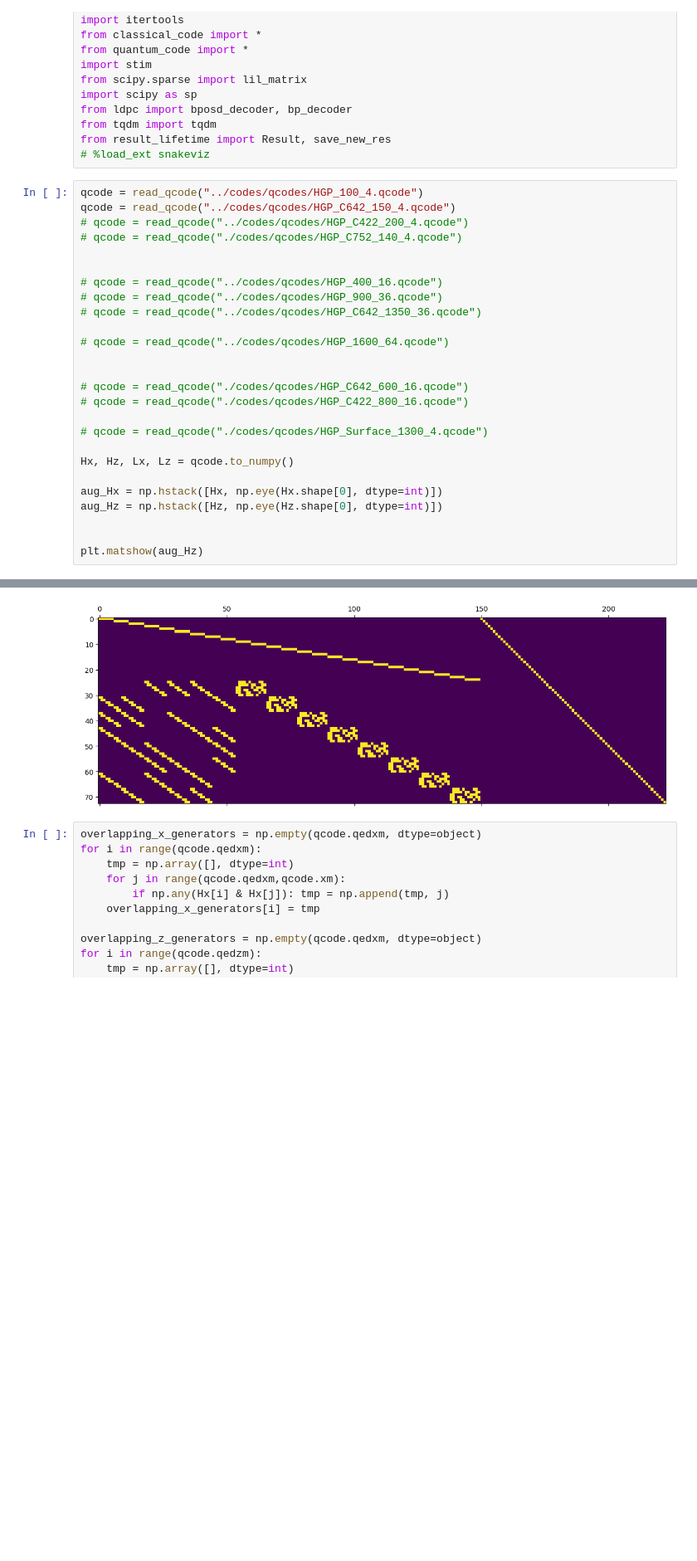
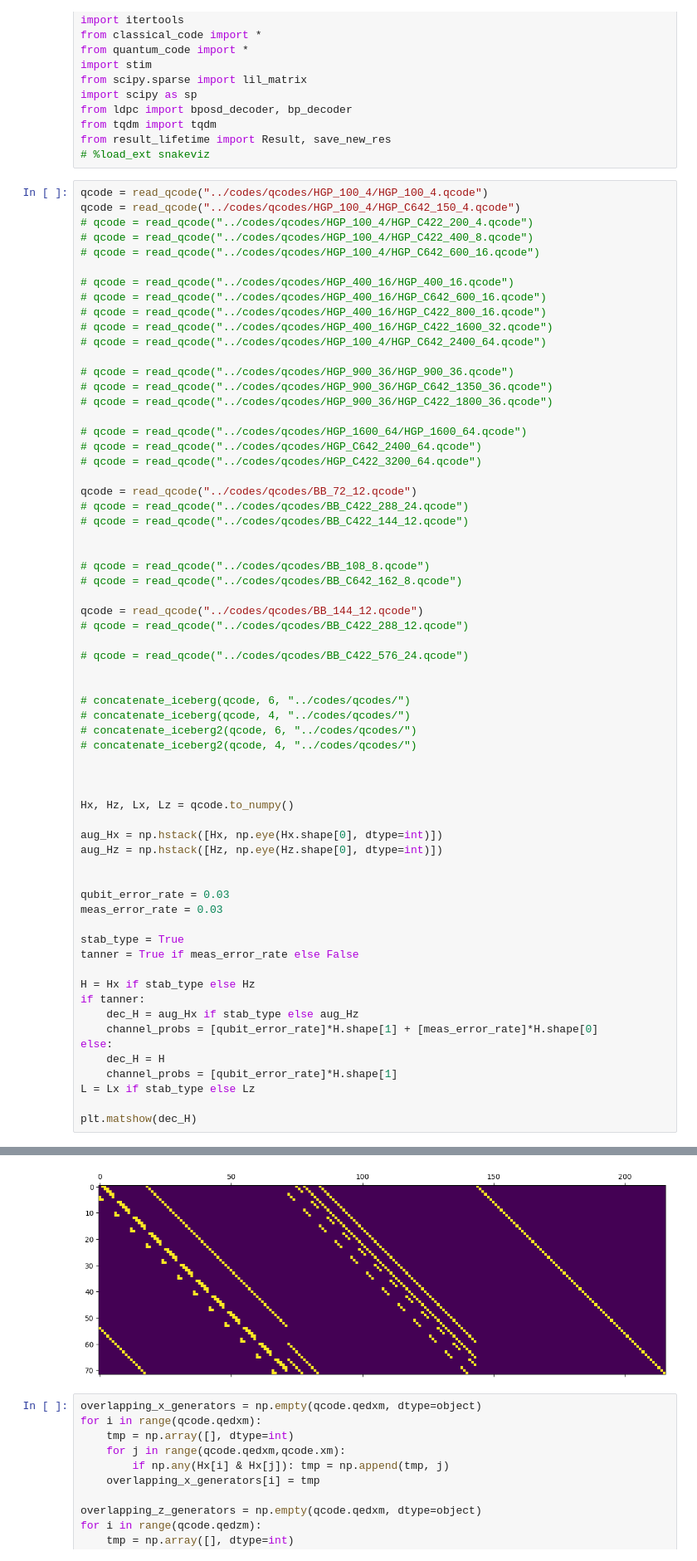
Before and after one commit to noahberthusen/adaptive_qec, a Jupyter notebook: notebooks/phenomenological copy.ipynb, the cells around one changed output, grey strips where cells are left out. Shown at 83% size. Drawn from its saved outputs; the diff is of its cells as text; blank space fills up the shorter version.

```diff
--- a/notebooks/phenomenological copy.ipynb
+++ b/notebooks/phenomenological copy.ipynb
@@ -13,34 +13,72 @@ from tqdm import tqdm
 from result_lifetime import Result, save_new_res
 # %load_ext snakeviz
 # %%
-qcode = read_qcode("../codes/qcodes/HGP_100_4.qcode")
-qcode = read_qcode("../codes/qcodes/HGP_C642_150_4.qcode")
-# qcode = read_qcode("../codes/qcodes/HGP_C422_200_4.qcode")
-# qcode = read_qcode("./codes/qcodes/HGP_C752_140_4.qcode")
+qcode = read_qcode("../codes/qcodes/HGP_100_4/HGP_100_4.qcode")
+qcode = read_qcode("../codes/qcodes/HGP_100_4/HGP_C642_150_4.qcode")
+# qcode = read_qcode("../codes/qcodes/HGP_100_4/HGP_C422_200_4.qcode")
+# qcode = read_qcode("../codes/qcodes/HGP_100_4/HGP_C422_400_8.qcode")
+# qcode = read_qcode("../codes/qcodes/HGP_100_4/HGP_C642_600_16.qcode")
+
+# qcode = read_qcode("../codes/qcodes/HGP_400_16/HGP_400_16.qcode")
+# qcode = read_qcode("../codes/qcodes/HGP_400_16/HGP_C642_600_16.qcode")
+# qcode = read_qcode("../codes/qcodes/HGP_400_16/HGP_C422_800_16.qcode")
+# qcode = read_qcode("../codes/qcodes/HGP_400_16/HGP_C422_1600_32.qcode")
+# qcode = read_qcode("../codes/qcodes/HGP_100_4/HGP_C642_2400_64.qcode")
+
+# qcode = read_qcode("../codes/qcodes/HGP_900_36/HGP_900_36.qcode")
+# qcode = read_qcode("../codes/qcodes/HGP_900_36/HGP_C642_1350_36.qcode")
+# qcode = read_qcode("../codes/qcodes/HGP_900_36/HGP_C422_1800_36.qcode")
+
+# qcode = read_qcode("../codes/qcodes/HGP_1600_64/HGP_1600_64.qcode")
+# qcode = read_qcode("../codes/qcodes/HGP_C642_2400_64.qcode")
+# qcode = read_qcode("../codes/qcodes/HGP_C422_3200_64.qcode")
+
+qcode = read_qcode("../codes/qcodes/BB_72_12.qcode")
+# qcode = read_qcode("../codes/qcodes/BB_C422_288_24.qcode")
+# qcode = read_qcode("../codes/qcodes/BB_C422_144_12.qcode")
 
 
-# qcode = read_qcode("../codes/qcodes/HGP_400_16.qcode")
-# qcode = read_qcode("../codes/qcodes/HGP_900_36.qcode")
-# qcode = read_qcode("../codes/qcodes/HGP_C642_1350_36.qcode")
+# qcode = read_qcode("../codes/qcodes/BB_108_8.qcode")
+# qcode = read_qcode("../codes/qcodes/BB_C642_162_8.qcode")
 
-# qcode = read_qcode("../codes/qcodes/HGP_1600_64.qcode")
+qcode = read_qcode("../codes/qcodes/BB_144_12.qcode")
+# qcode = read_qcode("../codes/qcodes/BB_C422_288_12.qcode")
+
+# qcode = read_qcode("../codes/qcodes/BB_C422_576_24.qcode")
 
 
-# qcode = read_qcode("./codes/qcodes/HGP_C642_600_16.qcode")
-# qcode = read_qcode("./codes/qcodes/HGP_C422_800_16.qcode")
+# concatenate_iceberg(qcode, 6, "../codes/qcodes/")
+# concatenate_iceberg(qcode, 4, "../codes/qcodes/")
+# concatenate_iceberg2(qcode, 6, "../codes/qcodes/")
+# concatenate_iceberg2(qcode, 4, "../codes/qcodes/")
 
-# qcode = read_qcode("./codes/qcodes/HGP_Surface_1300_4.qcode")
+
 
 Hx, Hz, Lx, Lz = qcode.to_numpy()
 
 aug_Hx = np.hstack([Hx, np.eye(Hx.shape[0], dtype=int)])
 aug_Hz = np.hstack([Hz, np.eye(Hz.shape[0], dtype=int)])
 
 
-plt.matshow(aug_Hz)
+qubit_error_rate = 0.03
+meas_error_rate = 0.03
+
+stab_type = True
+tanner = True if meas_error_rate else False
+
+H = Hx if stab_type else Hz
+if tanner:
+    dec_H = aug_Hx if stab_type else aug_Hz
+    channel_probs = [qubit_error_rate]*H.shape[1] + [meas_error_rate]*H.shape[0]
+else:
+    dec_H = H
+    channel_probs = [qubit_error_rate]*H.shape[1]
+L = Lx if stab_type else Lz
+
+plt.matshow(dec_H)
 # %% [output]
 <matplotlib.image.AxesImage at 0x...>
-[figure, old version]
+[figure, new version]
 # %%
 overlapping_x_generators = np.empty(qcode.qedxm, dtype=object)
 for i in range(qcode.qedxm):
```
Also changed, not shown: parts of 5 cells of this notebook, 45 other files.
